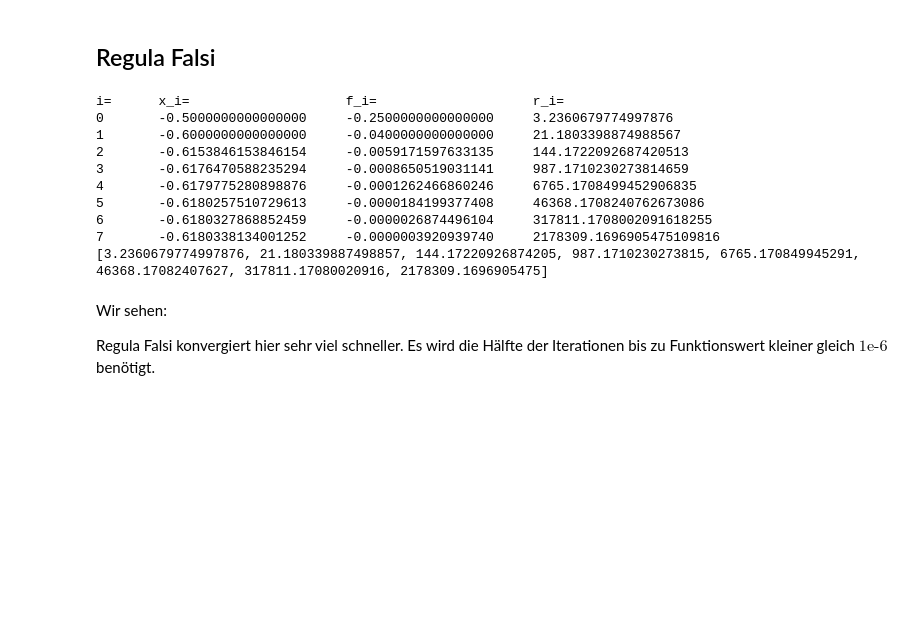
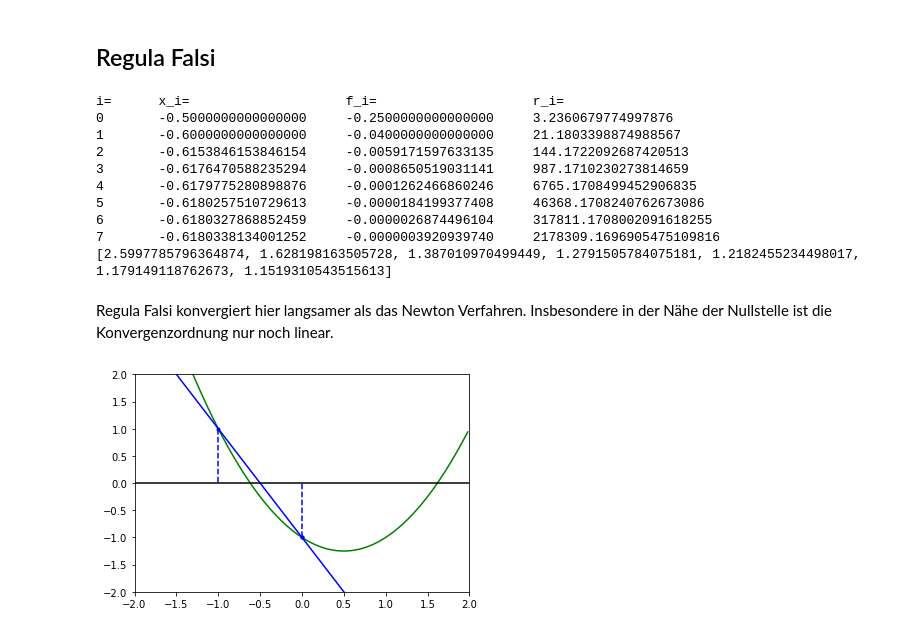
Before and after one commit to cfsfifty/numerics_2025, a Jupyter notebook: NewtonVerfahren.ipynb, the cells around one changed output. Drawn from its saved outputs; the diff is of its cells as text; code cells hidden in the pictures; blank space fills up the shorter version.

```diff
--- a/NewtonVerfahren.ipynb
+++ b/NewtonVerfahren.ipynb
@@ -115,8 +104,8 @@ while (math.fabs(f(x_i)) > 1e-6):
     print(("%d" % (i)), ("\t%0.16f" % (x_i)), ("\t%0.16f" % (f(x_i))), ("\t%0.16f" % (r[-1])))
     i += 1
 
-#o = [math.log(r[i])/math.log(r[i-1]) if r[i-1]>0 and math.log(r[i-1])!=0.0 else 0 for i in range(1, len(r))]
-print(r)
+o = [math.log(r[i])/math.log(r[i-1]) if r[i-1]>0 and math.log(r[i-1])!=0.0 else 0 for i in range(1, len(r))]
+print(o)
 # %% [output]
 i=      x_i=                    f_i=                    r_i=
 0       -0.5000000000000000     -0.2500000000000000     3.2360679774997876
@@ -127,8 +116,36 @@ i=      x_i=                    f_i=                    r_i=
 5       -0.6180257510729613     -0.0000184199377408     46368.1708240762673086
 6       -0.6180327868852459     -0.0000026874496104     317811.1708002091618255
 7       -0.6180338134001252     -0.0000003920939740     2178309.1696905475109816
-[3.2360679774997876, 21.180339887498857, 144.17220926874205, 987.1710230273815, 6765.170849945291, 46368.17082407627, 317811.17080020916, 2178309.1696905475]
+[2.5997785796364874, 1.628198163505728, 1.387010970499449, 1.2791505784075181, 1.2182455234498017, 1.179149118762673, 1.1519310543515613]
-# %% [markdown]
-Wir sehen:
-
-Regula Falsi konvergiert hier sehr viel schneller. Es wird die Hälfte der Iterationen bis zu Funktionswert kleiner gleich $\text{1e-6}$ benötigt.
+# %% [markdown]
+Regula Falsi konvergiert hier langsamer als das Newton Verfahren. Insbesondere in der Nähe der Nullstelle ist die Konvergenzordnung nur noch linear.
+# %%
+import math
+import numpy as np              # array Funktionen
+import matplotlib.pyplot as plt # plot Funktionen
+
+x = np.arange(-2, 2, 0.02) # x-Werte
+y = x**2-x-1               # Zugehörige y-Werte der Wertetabelle
+dy= 2*x-1                  # Zugehörige Ableitungen
+plt.plot(x, y, 'g-')       # Plot der Wertetabelle
+
+x0  = 0
+y0  = x0**2-x0-1
+x1  = -1
+y1  = x1**2-x1-1
+dy0 = (y1-y0)/(x1-x0)
+# x0 + ()*x
+yt  = y0+dy0*(x-x0)
+plt.plot(x, yt, 'b-')      # Plot der Wertetabelle
+plt.plot([x0], [y0], 'b.')
+plt.plot([x0, x0], [y0, 0], 'b--')
+
+plt.plot([x0],     [y0], 'b.')
+plt.plot([x1],     [y1], 'b.')
+plt.plot([x1, x1], [y1, 0], 'b--')
+#plt.plot( [0, 0], [-2, 2], 'k-')
+plt.plot([-2, 2], [0,  0], 'k-')
+plt.axis([-2, 2, -2, 2])
+plt.show()
+# %% [output]
+[figure, added]
```
Also changed, not shown: parts of 1 cell of this notebook.
